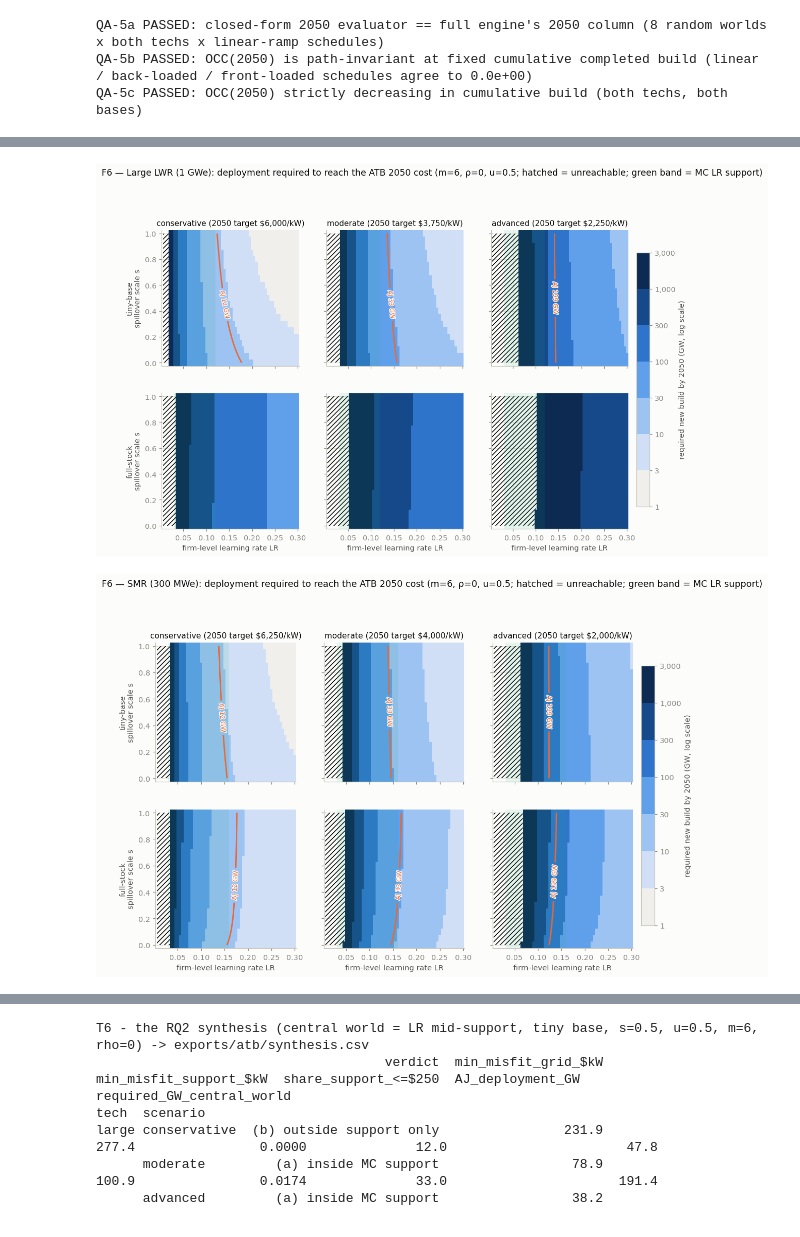
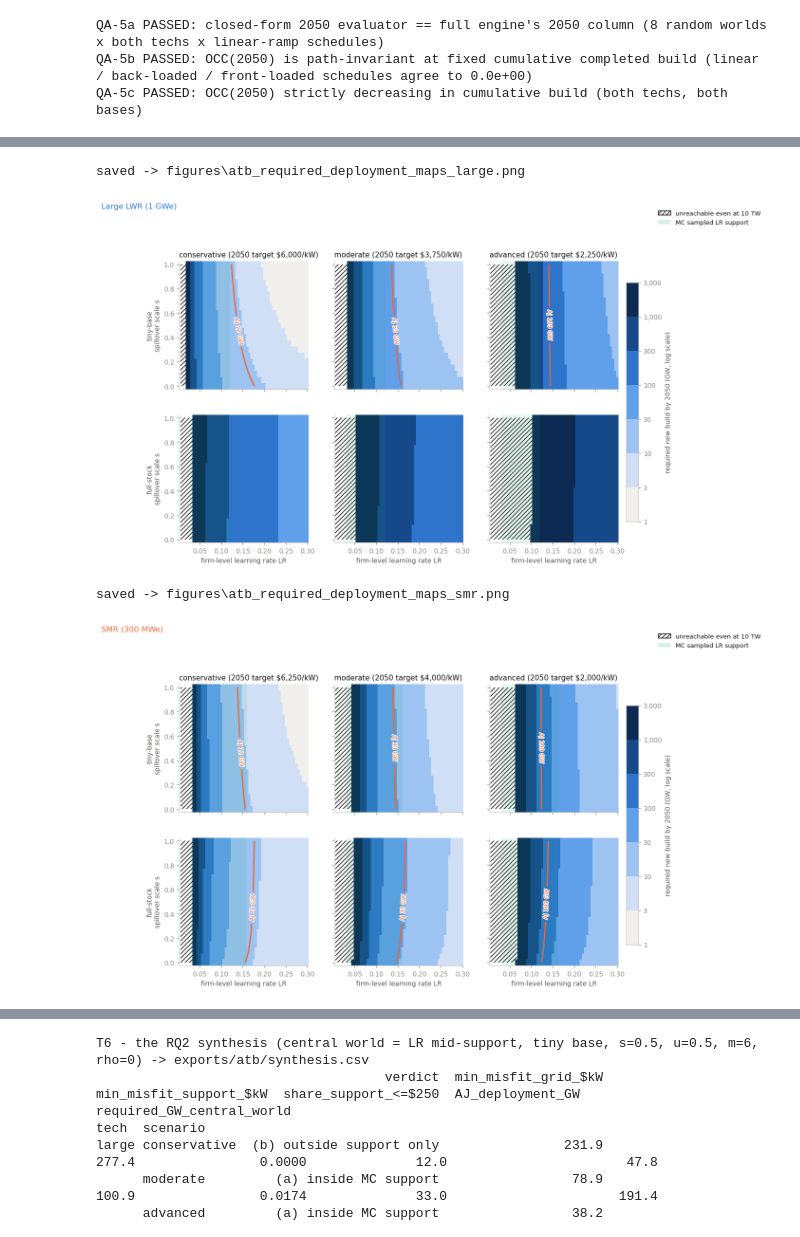
Before and after one commit to Ethan-s-PhD/ReEDS-nuclear-learning, a Jupyter notebook: z-ethan/mc/atb_parameter_space.ipynb, the cells around one changed output, grey strips where cells are left out. Cells and saved outputs as stored; diff of their text form; code cells hidden in the pictures.

```diff
--- a/z-ethan/mc/atb_parameter_space.ipynb
+++ b/z-ethan/mc/atb_parameter_space.ipynb
@@ -463,7 +465,7 @@ ATB_NAME = {"large": "nuclear", "smr": "nuclear-smr"}
 PC_DIR = REPO_ROOT / "inputs" / "plant_characteristics"
 
 def atb_capcost(tech, scen):
-    """ATB 2024 capcost on the YEARS grid ($/kW 2022, IDC-exclusive)."""
+    """ATB 2024 capcost on the YEARS grid (2022$/kW, idc-exclusive)."""
     f = PC_DIR / f"{ATB_NAME[tech]}_ATB_2024_{scen}.csv"
     return pd.read_csv(f).set_index("t")["capcost"].loc[YEARS].to_numpy(float)
 
@@ -829,6 +836,7 @@ for tech in TECH:
             zmin = g[:, conv_val].min(axis=(0, 1, 4))                  # (lr, s)
             pc = ax.pcolormesh(LR_GRID, S21, zmin.T, cmap=CMAP_SEQ, norm=_norm,
                                shading="nearest")
+            ax.grid(False)                                             # house heatmap rule
             if (zmin <= TOL).any():
                 ax.contour(LR_GRID, S21, zmin.T, levels=[TOL], colors=[C_SMR], linewidths=1.6)
             ax.axvspan(TECH[tech]["lr_lo"], TECH[tech]["lr_hi"], color=C_TINY, alpha=0.10, lw=0)
@@ -840,13 +848,17 @@ for tech in TECH:
                 ax.set_ylabel(f"{conv_name}\nspillover scale s")
             if r == 1:
                 ax.set_xlabel("firm-level learning rate LR")
-    handles = [Patch(facecolor=C_TINY, alpha=0.18, label="MC sampled LR support"),
+    # Paper Fig5 panel letters are stamped at source (house rule): the composition's first
+    # panel takes "a"; this figure contributes "b" (large) / "c" (smr).
+    ps.panel_letter(axes[0, 0], "b" if tech == "large" else "c")
+    # Legend glyph matches the drawing: the LR support reads as the dotted edge lines
+    # (the alpha-0.10 span is invisible over the heatmap), so the key shows a dotted line.
+    handles = [Line2D([], [], color=C_TINY, lw=1.0, ls=":", label="MC sampled LR support"),
                Line2D([], [], color=C_SMR, lw=1.6, label=f"${TOL:.0f}/kW feasibility contour")]
     fig.legend(handles=handles, loc="upper right", fontsize=8.5, bbox_to_anchor=(0.99, 1.035))
     cb = fig.colorbar(pc, ax=axes, shrink=0.85, pad=0.015)
-    cb.set_label("min misfit over (u, m, ρ)  ($/kW)")
-    fig.suptitle(f"F3 — where the ATB {TECH_LABEL[tech]} trajectories are reachable: "
-                 "misfit over learning rate × spillover, by experience base", y=1.04)
-    fig.savefig(FIGURES / f"atb_feasible_maps_{tech}.png", dpi=200, bbox_inches="tight")
+    cb.set_label("min misfit over (u, m, ρ)  (2022$/kW)")
+    fig.suptitle(TECH_LABEL[tech], color=TECH_COLOR[tech], x=0.01, ha="left", y=1.04)
+    ps.savefig(fig, FIGURES / f"atb_feasible_maps_{tech}.png")
     plt.show()
 # %% [output]
@@ -874,16 +888,18 @@ for tech in TECH:
                     marker="o" if dial in ("ces_rho", "conv_full", "n_vendors") else None,
                     ms=4, label=scen)
         if dial == "lr":
-            ax.axvspan(TECH[tech]["lr_lo"], TECH[tech]["lr_hi"], color=C_TINY, alpha=0.10, lw=0)
+            ax.axvspan(TECH[tech]["lr_lo"], TECH[tech]["lr_hi"], color=C_TINY, alpha=0.10, lw=0,
+                       label="MC sampled LR support")
         ax.set_xlabel(_XLAB[dial])
         ax.set_ylim(bottom=0)
     axes[0, 0].set_ylabel("feasible share of grid (%)")
     axes[1, 0].set_ylabel("feasible share of grid (%)")
     axes[0, 0].legend(fontsize=8.5)
-    fig.suptitle(f"F4 — {TECH_LABEL[tech]}: marginal feasibility by dial "
-                 f"(feasible = within ${TOL:.0f}/kW; flat line = the ATB curve does not "
-                 "constrain that dial; green band = MC sampled LR support)", y=1.02)
+    fig.suptitle(TECH_LABEL[tech], color=TECH_COLOR[tech], x=0.01, ha="left", y=1.02)
+    # SF16 pastes these two figures side by side; letters are stamped at source ("a" large,
+    # "b" smr) because composition-level letters collided with the tech block titles.
+    ps.panel_letter(axes[0, 0], "a" if tech == "large" else "b")
     fig.tight_layout()
-    fig.savefig(FIGURES / f"atb_dial_marginals_{tech}.png", dpi=200, bbox_inches="tight")
+    ps.savefig(fig, FIGURES / f"atb_dial_marginals_{tech}.png")
     plt.show()
 # %% [output]
@@ -1197,36 +1218,46 @@ for tech in TECH:
             ci = _ci_center[(0.0, conv, 6.0)]
             g = REQ_D[(tech, scen)][ci*NP2:(ci+1)*NP2].reshape(len(LR_GRID), len(S21), len(U3))
             z = g[:, :, 1]                                   # u = 0.5 slice
             zplot = np.where(z <= 0, 0.5, z)                 # D = 0 -> below the first level
             zma = np.ma.masked_invalid(np.where(np.isinf(zplot), np.nan, zplot))
             pc = ax.pcolormesh(LR_GRID, S21, np.ma.log10(zma).T,
                                cmap=CMAP_SEQ, norm=_normd, shading="nearest")
+            ax.grid(False)                                             # house heatmap rule
             if np.isinf(z).any():
                 ax.contourf(LR_GRID, S21, np.isinf(z).T.astype(float), levels=[0.5, 1.5],
                             colors="none", hatches=["////"])
             if np.isfinite(z).any() and (z <= AJ_GW_POST[scen]).any() \
                     and (np.where(np.isinf(z), 1e9, z) >= AJ_GW_POST[scen]).any():
                 cs = ax.contour(LR_GRID, S21, np.where(np.isinf(z), 1e9, z).T,
                                 levels=[AJ_GW_POST[scen]], colors=[C_SMR], linewidths=1.8)
                 for txt in ax.clabel(cs, fmt=lambda v: f"AJ {v:,.0f} GW", fontsize=8):
                     txt.set_path_effects([_pe.withStroke(linewidth=2, foreground=SURFACE)])
             ax.axvspan(TECH[tech]["lr_lo"], TECH[tech]["lr_hi"], color=C_TINY, alpha=0.10, lw=0)
             if r == 0:
                 ax.set_title(f"{scen} (2050 target ${TARGET[tech][scen][-1]:,.0f}/kW)",
                              fontsize=10)
             if c == 0:
                 ax.set_ylabel(("tiny-base" if conv == 0 else "full-stock") + "\nspillover scale s")
             if r == 1:
                 ax.set_xlabel("firm-level learning rate LR")
     cb = fig.colorbar(pc, ax=axes, shrink=0.85, pad=0.015,
                       ticks=np.log10(_lev))
     cb.set_ticklabels([f"{v:,}" for v in _lev])
     cb.set_label("required new build by 2050 (GW, log scale)")
-    fig.suptitle(f"F6 — {TECH_LABEL[tech]}: deployment required to reach the ATB 2050 cost "
-                 "(m=6, ρ=0, u=0.5; hatched = unreachable; green band = MC LR support)", y=1.04)
-    fig.savefig(FIGURES / f"atb_required_deployment_maps_{tech}.png", dpi=200,
-                bbox_inches="tight")
+    fig.suptitle(TECH_LABEL[tech], color=TECH_COLOR[tech], x=0.01, ha="left", y=1.04)
+    # Key for the two unlabeled encodings: hatching marks worlds where required_gw is inf
+    # (the ATB 2050 cost is unreachable even at the D_MAX_GW = 10 TW censoring bound);
+    # the pale band is the MC sampled LR support.
+    from matplotlib.patches import Patch as _Patch
+    fig.legend(handles=[
+        _Patch(facecolor="none", edgecolor=INK, hatch="////",
+               label=f"unreachable even at {D_MAX_GW/1000:.0f} TW"),
+        _Patch(facecolor=C_TINY, alpha=0.18, label="MC sampled LR support")],
+        loc="upper right", frameon=False, fontsize=8.5, bbox_to_anchor=(0.99, 1.035))
+    ps.savefig(fig, FIGURES / f"atb_required_deployment_maps_{tech}.png")
     plt.show()
 # %% [output]
+saved -> figures\atb_required_deployment_maps_large.png
-[figure, old version]
+[figure, new version]
+saved -> figures\atb_required_deployment_maps_smr.png
-[figure, old version]
+[figure, new version]
```
Also changed, not shown: parts of 15 cells of this notebook, 40 other files.
